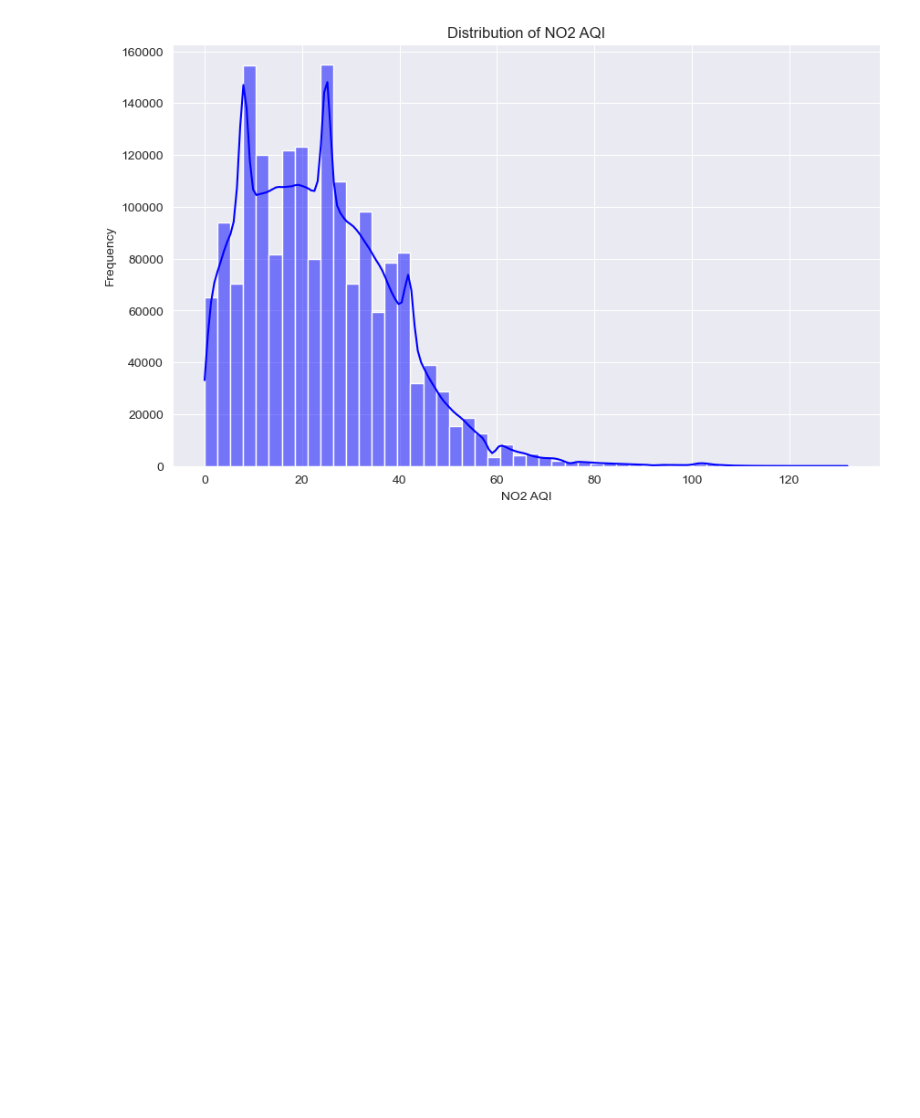
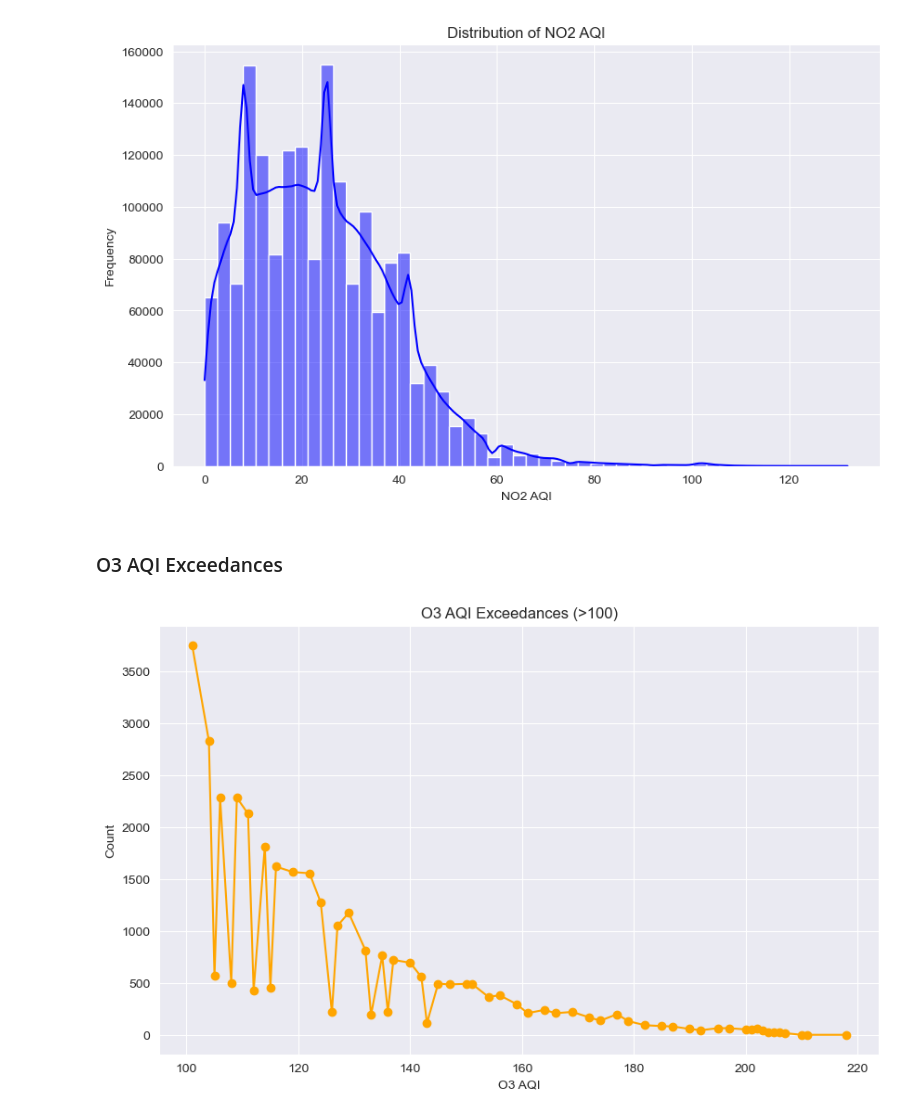
Before and after one commit to aghabidareh/PollutionAnalyzer, a Jupyter notebook: main.ipynb, the cells around one changed output. Saved outputs shown, nothing was run; the diff lists cells and outputs as text; code cells hidden in the pictures; blank space fills up the shorter version.

Commit message:
plot-and-graphs-section-24

```diff
--- a/main.ipynb
+++ b/main.ipynb
@@ -335,3 +335,17 @@ plt.show()
 plt.close()
 # %% [output]
 [figure]
+# %% [markdown]
+### O3 AQI Exceedances
+# %%
+plt.figure(figsize=(10, 6))
+o3_exceed = df[df['O3 AQI'] > 100]['O3 AQI'].value_counts().sort_index()
+plt.plot(o3_exceed.index, o3_exceed.values, marker='o', color='orange')
+plt.title('O3 AQI Exceedances (>100)')
+plt.xlabel('O3 AQI')
+plt.ylabel('Count')
+plt.savefig('plots/o3_aqi_exceedances.png')
+plt.show()
+plt.close()
+# %% [output]
+[figure, added]
```
Also changed, not shown: 1 other file.
